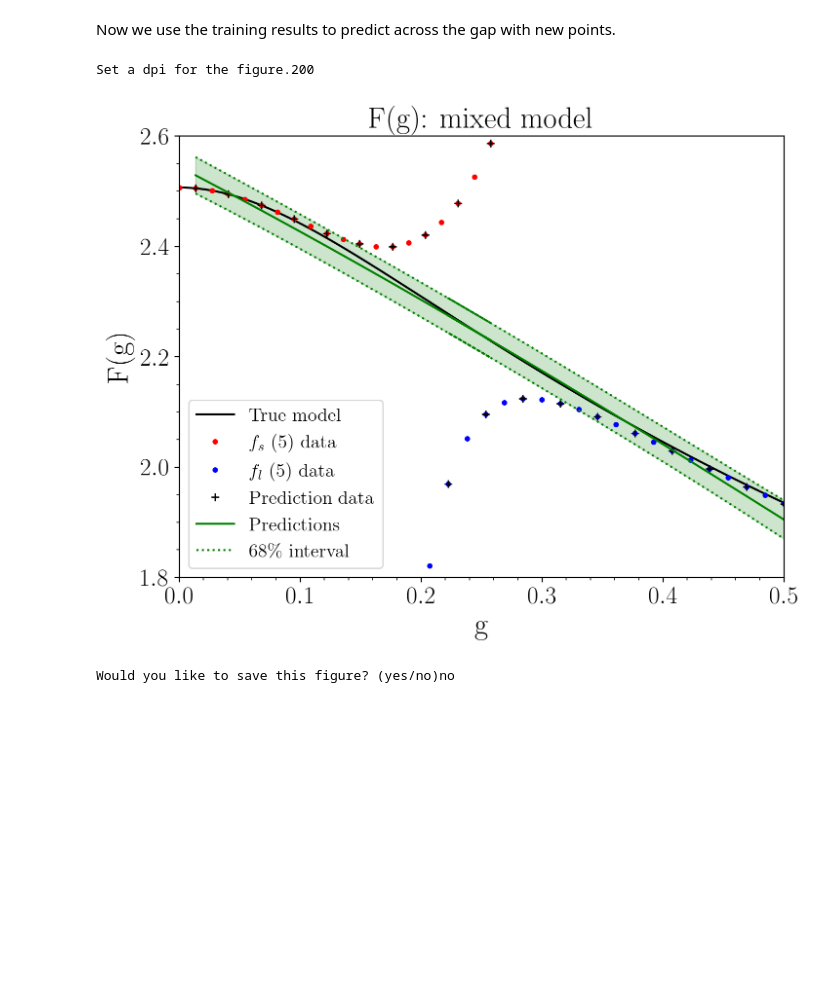
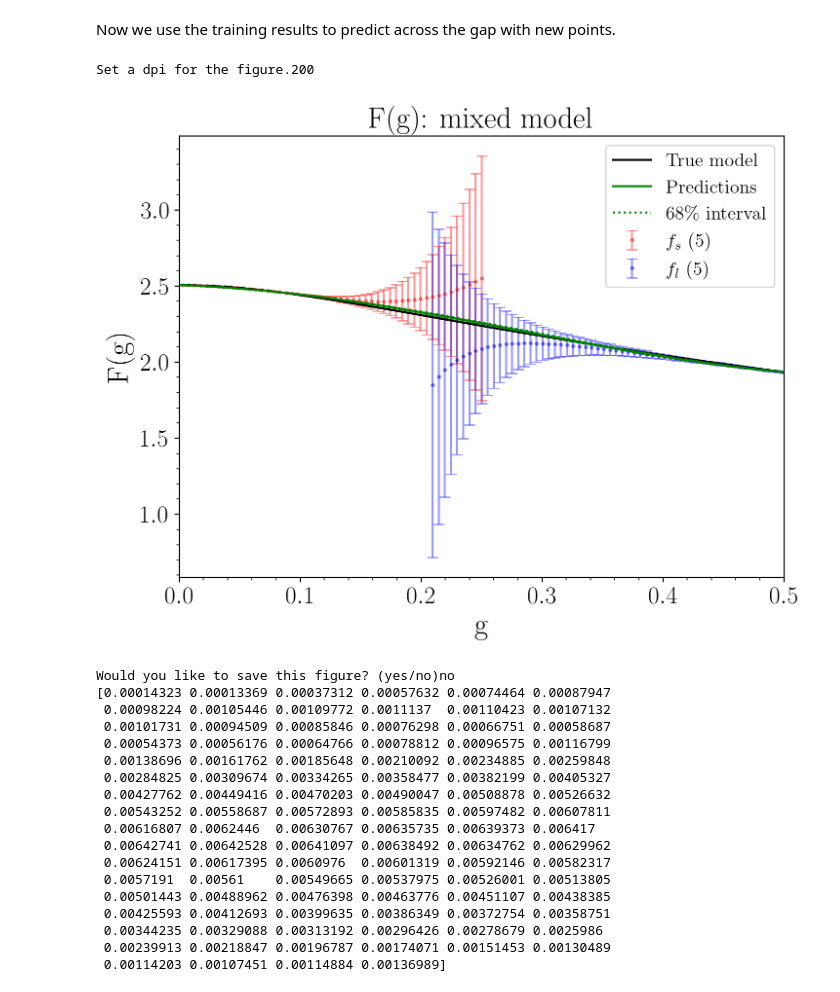
Before and after one commit to asemposki/SAMBA, a Jupyter notebook: model_mixing_gps.ipynb, the cells around one changed output. Saved outputs shown, nothing was run; the diff lists cells and outputs as text; code cells hidden in the pictures; blank space fills up the shorter version.

```diff
--- a/model_mixing_gps.ipynb
+++ b/model_mixing_gps.ipynb
@@ -32,5 +34,5 @@ Select a dpi for the figure.100
 Would you like to save this figure? (yes/no)no
 # %%
 #begin by calling the GP class just to see if it works
-new = GP()
+new = GP(g)
 # %% [output]
@@ -54,2 +41,0 @@ Would you like to save this figure? (yes/no)no
-# %%
-trained = new.training(gdata, data, low, high)
@@ -76,0 +42,2 @@ Log likelihood:  20.399706073557795
+# %%
+trained = new.training(low, high, error=True)
@@ -77,9 +54,27 @@ Log likelihood:  20.399706073557795
 # %% [markdown]
 Now we use the training results to predict across the gap with new points.
 # %%
-mean, var = new.validate(trained, g, gdata, data, low, high)
+mean, var = new.validate(trained, low, high, interval=68)
+print(var)
 # %% [output]
 Set a dpi for the figure.200
-[figure, old version]
+[figure, new version]
 Would you like to save this figure? (yes/no)no
+[0.00014323 0.00013369 0.00037312 0.00057632 0.00074464 0.00087947
+ 0.00098224 0.00105446 0.00109772 0.0011137  0.00110423 0.00107132
+ 0.00101731 0.00094509 0.00085846 0.00076298 0.00066751 0.00058687
+ 0.00054373 0.00056176 0.00064766 0.00078812 0.00096575 0.00116799
+ 0.00138696 0.00161762 0.00185648 0.00210092 0.00234885 0.00259848
+ 0.00284825 0.00309674 0.00334265 0.00358477 0.00382199 0.00405327
+ 0.00427762 0.00449416 0.00470203 0.00490047 0.00508878 0.00526632
+ 0.00543252 0.00558687 0.00572893 0.00585835 0.00597482 0.00607811
+ 0.00616807 0.0062446  0.00630767 0.00635735 0.00639373 0.006417
+ 0.00642741 0.00642528 0.00641097 0.00638492 0.00634762 0.00629962
+ 0.00624151 0.00617395 0.0060976  0.00601319 0.00592146 0.00582317
+ 0.0057191  0.00561    0.00549665 0.00537975 0.00526001 0.00513805
+ 0.00501443 0.00488962 0.00476398 0.00463776 0.00451107 0.00438385
+ 0.00425593 0.00412693 0.00399635 0.00386349 0.00372754 0.00358751
+ 0.00344235 0.00329088 0.00313192 0.00296426 0.00278679 0.0025986
+ 0.00239913 0.00218847 0.00196787 0.00174071 0.00151453 0.00130489
+ 0.00114203 0.00107451 0.00114884 0.00136989]
 # %%
```
Also changed, not shown: parts of 10 cells of this notebook, 2 other files.
